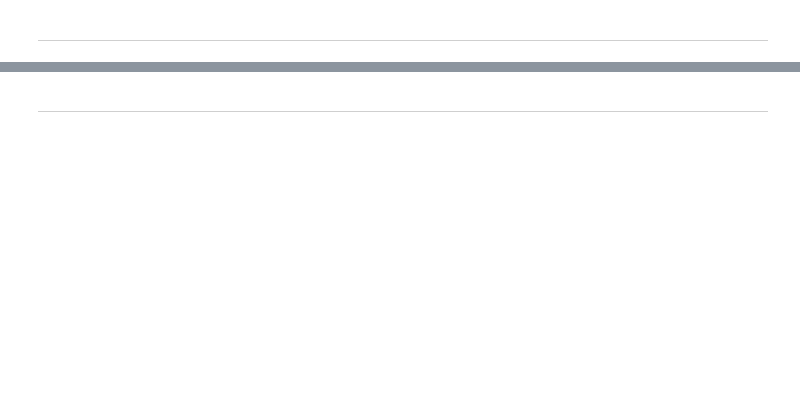
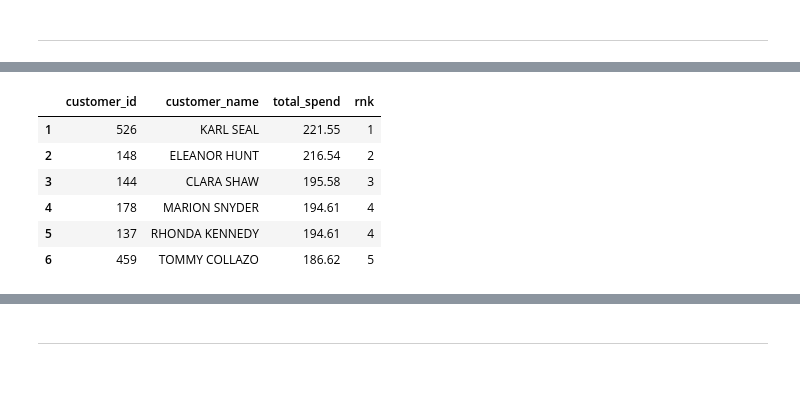
Before and after one commit to Akina-Aoki/sql_lab1_aira_franco, a Jupyter notebook: duckdb_pandas.ipynb, the cells around one changed output, grey strips where cells are left out. Saved outputs shown, nothing was run; the diff lists cells and outputs as text; code cells hidden in the pictures; blank space fills up the shorter version.

```diff
--- a/duckdb_pandas.ipynb
+++ b/duckdb_pandas.ipynb
@@ -772,0 +701,35 @@ Make a bar chart showing total revenue per film category.
+# %%
+top10_customers_total_spend = duckdb.sql("""
+WITH totals AS (
+  SELECT
+    c.customer_id,
+    CONCAT(c.first_name, ' ', c.last_name) AS customer_name,
+    SUM(p.amount) AS total_spend
+  FROM payment AS p
+  JOIN customer AS c ON p.customer_id = c.customer_id
+  GROUP BY c.customer_id, customer_name
+)
+SELECT *
+FROM (
+  SELECT
+    customer_id,
+    customer_name,
+    total_spend,
+    DENSE_RANK() OVER (ORDER BY total_spend DESC) AS rnk
+  FROM totals
+) ranked
+WHERE rnk <= 5
+ORDER BY total_spend DESC, customer_name;
+""").df()
+
+# Top 10 customers by total spend
+top10_customers_total_spend.index = range(1, len(top10_customers_total_spend) + 1)
+top10_customers_total_spend
+# %% [output]
+|  | customer_id | customer_name | total_spend | rnk |
+| 1 | 526 | KARL SEAL | 221.55 | 1 |
+| 2 | 148 | ELEANOR HUNT | 216.54 | 2 |
+| 3 | 144 | CLARA SHAW | 195.58 | 3 |
+| 4 | 178 | MARION SNYDER | 194.61 | 4 |
+| 5 | 137 | RHONDA KENNEDY | 194.61 | 4 |
+| 6 | 459 | TOMMY COLLAZO | 186.62 | 5 |
```
Also changed, not shown: parts of 19 cells of this notebook.
